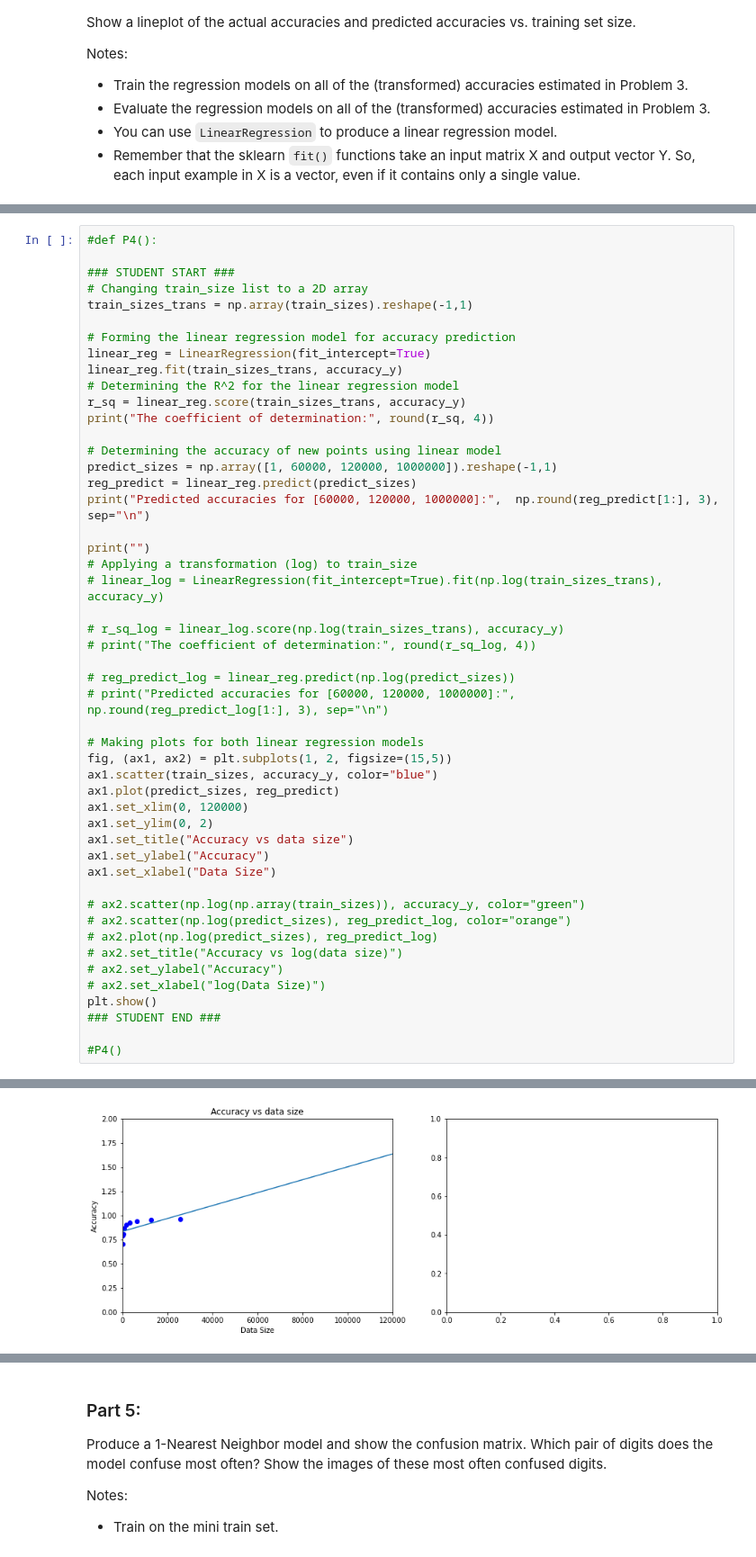
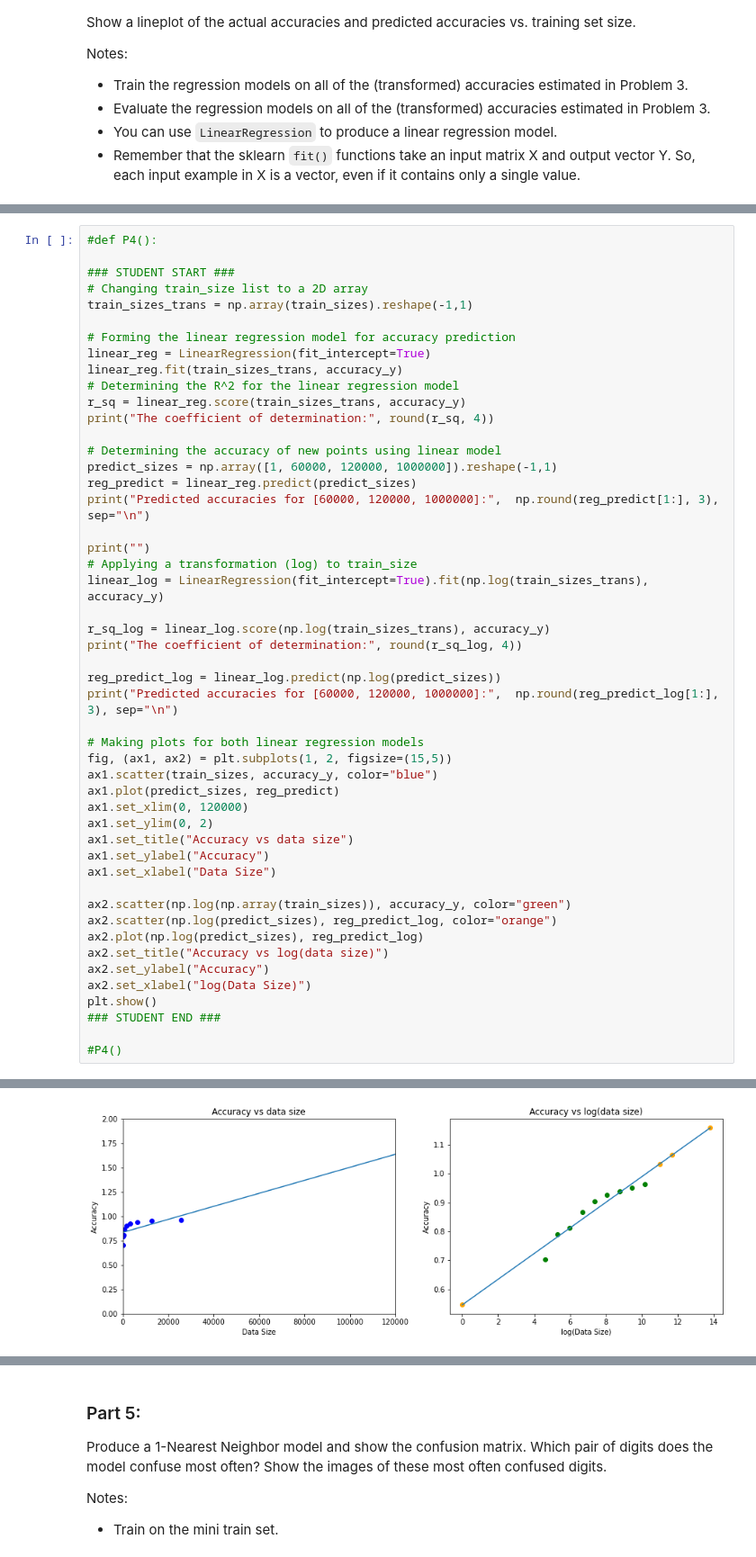
Before and after one commit to jorgeah92/ucb-w207-applied-ml, a Jupyter notebook: projects/jorge_hernandez_p1.ipynb, the cells around one changed output, grey strips where cells are left out. Shown: that part at 90% size. Cells and saved outputs as stored; diff of their text form.

```diff
--- a/projects/jorge_hernandez_p1.ipynb
+++ b/projects/jorge_hernandez_p1.ipynb
@@ -250,13 +261,13 @@ print("Predicted accuracies for [60000, 120000, 1000000]:",  np.round(reg_predic
 
 print("")
 # Applying a transformation (log) to train_size
-# linear_log = LinearRegression(fit_intercept=True).fit(np.log(train_sizes_trans), accuracy_y)
+linear_log = LinearRegression(fit_intercept=True).fit(np.log(train_sizes_trans), accuracy_y)
 
-# r_sq_log = linear_log.score(np.log(train_sizes_trans), accuracy_y)
-# print("The coefficient of determination:", round(r_sq_log, 4))
+r_sq_log = linear_log.score(np.log(train_sizes_trans), accuracy_y)
+print("The coefficient of determination:", round(r_sq_log, 4))
 
-# reg_predict_log = linear_reg.predict(np.log(predict_sizes))
-# print("Predicted accuracies for [60000, 120000, 1000000]:",  np.round(reg_predict_log[1:], 3), sep="\n")
+reg_predict_log = linear_log.predict(np.log(predict_sizes))
+print("Predicted accuracies for [60000, 120000, 1000000]:",  np.round(reg_predict_log[1:], 3), sep="\n")
 
 # Making plots for both linear regression models
 fig, (ax1, ax2) = plt.subplots(1, 2, figsize=(15,5))
@@ -268,12 +279,12 @@ ax1.set_title("Accuracy vs data size")
 ax1.set_ylabel("Accuracy")
 ax1.set_xlabel("Data Size")
 
-# ax2.scatter(np.log(np.array(train_sizes)), accuracy_y, color="green")
-# ax2.scatter(np.log(predict_sizes), reg_predict_log, color="orange")
-# ax2.plot(np.log(predict_sizes), reg_predict_log)
-# ax2.set_title("Accuracy vs log(data size)")
-# ax2.set_ylabel("Accuracy")
-# ax2.set_xlabel("log(Data Size)")
+ax2.scatter(np.log(np.array(train_sizes)), accuracy_y, color="green")
+ax2.scatter(np.log(predict_sizes), reg_predict_log, color="orange")
+ax2.plot(np.log(predict_sizes), reg_predict_log)
+ax2.set_title("Accuracy vs log(data size)")
+ax2.set_ylabel("Accuracy")
+ax2.set_xlabel("log(Data Size)")
 plt.show()
 ### STUDENT END ###
 
@@ -285 +300 @@ Predicted accuracies for [60000, 120000, 1000000]:
-[figure, old version]
+[figure, new version]
```
Also changed, not shown: parts of 22 cells of this notebook.
